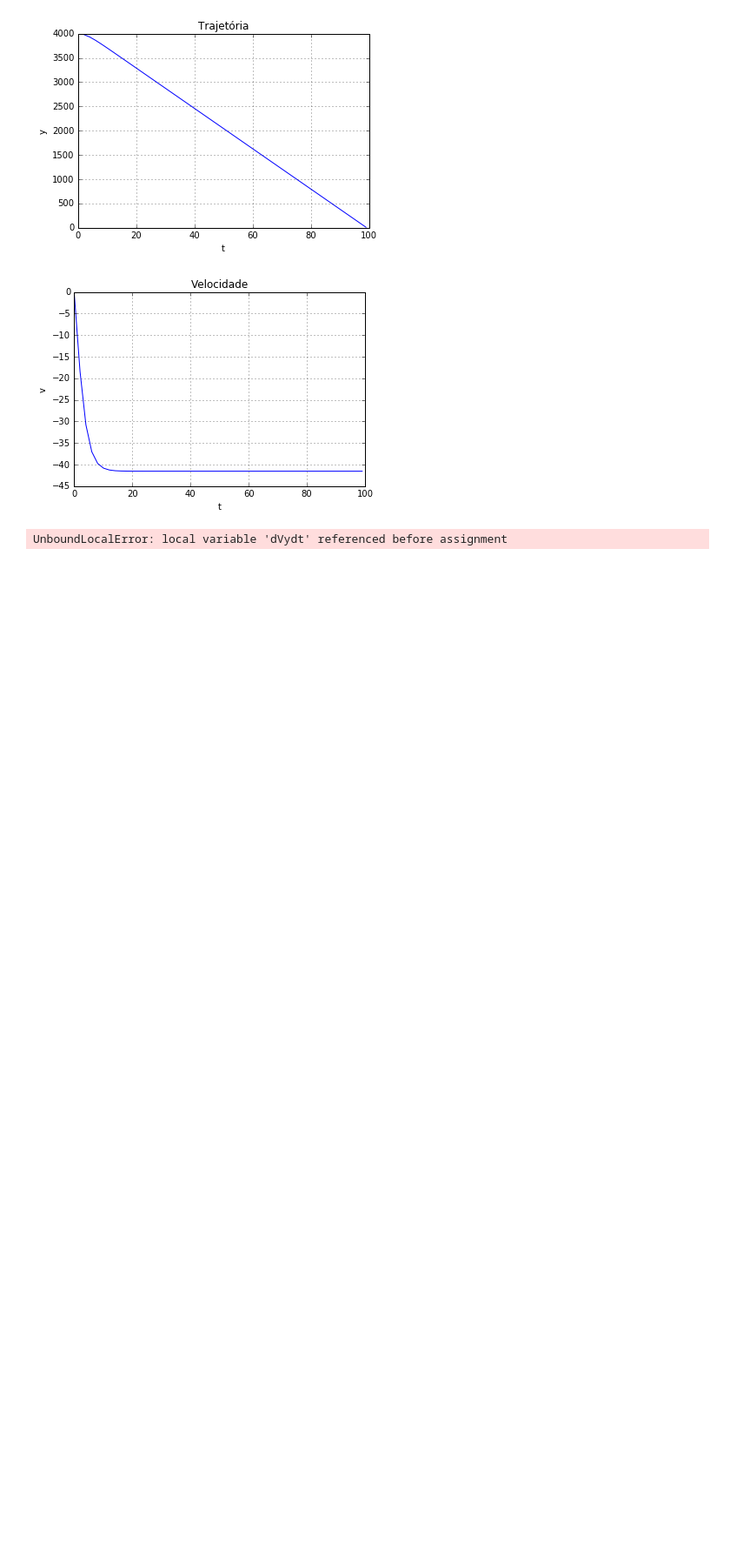
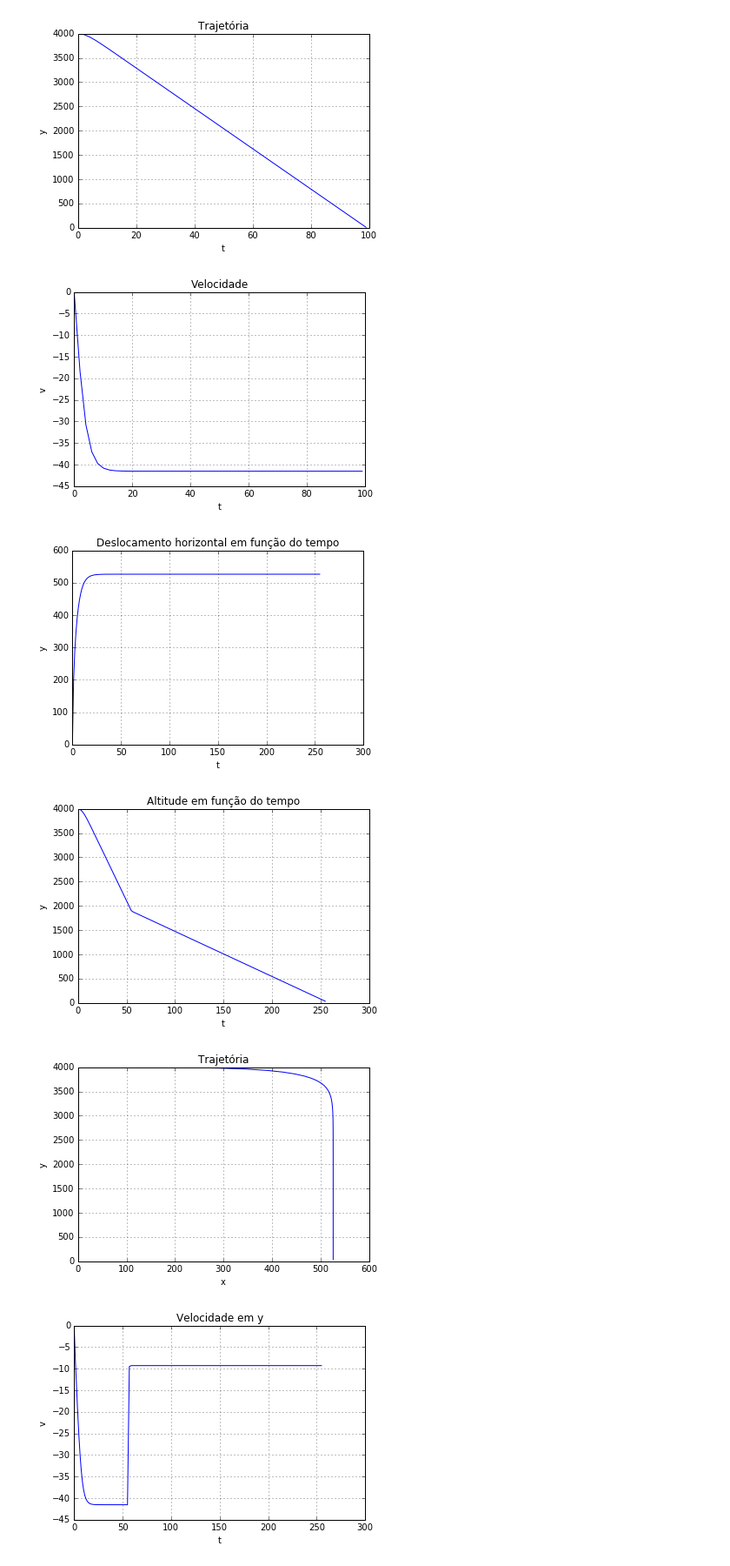
Before and after one commit to alcapriles/parachute-simulation, a Jupyter notebook: Projeto 3.ipynb, the cells around one changed output. Shown at 87% size. Drawn from its saved outputs; the diff is of its cells as text; code cells hidden in the pictures; blank space fills up the shorter version.

```diff
--- a/Projeto 3.ipynb
+++ b/Projeto 3.ipynb
@@ -45,6 +38,5 @@ def modelo_adiabatico_temperatura_pressao_atmosfera():
 # %%
-'''
-def forca_de_resistencia_do_ar(Vetor_velocidade, drag):
+def forca_de_resistencia_do_ar(Vetor_velocidade, k):
     V_x = Vetor_velocidade[0]
     V_y = Vetor_velocidade[1]
     V = [V_x, V_y] #vetor velocidade resultante
@@ -52,95 +44,88 @@ def forca_de_resistencia_do_ar(Vetor_velocidade, drag):
     v = linalg.norm(V) #magnitude de V
     v_versor = V/v
 
-    F = multiply(-drag*(v**2), v_versor)
+    F = multiply(-k*(v**2), v_versor)
     return F
-'''
 
 #massa da pessoa em kg (70 kg) mais a massa do paraquedas em kg (18 kg)
 m = 88
 #peso da pessoa em N:
 P = 88*9.8
 
-def func(A, t): #A = [x, y, Vx, Vy, press, temp, dens]
+def func(A, t): #A = [x, y, Vx, Vy]
 
-    V_x = A[0]
-    V_y = A[1]
-    V = [V_x, V_y] #vetor velocidade resultante
-    v = linalg.norm(V) #magnitude de V
-    v_versor = V/v
-    F = multiply(-drag*(v**2), v_versor)
+    F = forca_de_resistencia_do_ar([A[2], A[3]], 0.5)
 
     dxdt = A[2]
     dydt = A[3]
     dVxdt = F[0] / m
     dVydt = (F[1] - P) / m
 
-    dpressdt = - (P * 28.96 * 9.8 * dVydt * math.e**((-28.96 * 9.8*dydt)/(dtempdt*0.082)))/ (0.082*dtempdt)
-    dtempdt = ((28.96 * 9.8)/1.01) * dVydt
-    ddensdt = (dpressdt * 28.96) / (0.082 * dtempdt)
-    drag = 0.5 * ddensdt * 1.05 * 1.5
+    return [dxdt, dydt, dVxdt, dVydt]
 
-    return [dxdt, dydt, dVxdt, dVydt, dpressdt, dtempdt, ddensdt]
+def func_paraquedas_abre(A, t): #A = [x, y, Vx, Vy]
 
-def func_paraquedas_abre(A, t): #A = [x, y, Vx, Vy, press, temp, dens]
-
-    V_x = A[0]
-    V_y = A[1]
-    V = [V_x, V_y] #vetor velocidade resultante
-    v = linalg.norm(V) #magnitude de V
-    v_versor = V/v
-    F = multiply(-drag*(v**2), v_versor)
+    F = forca_de_resistencia_do_ar([A[2], A[3]], 10)
 
     dxdt = A[2]
     dydt = A[3]
     dVxdt = F[0] / m
     dVydt = (F[1] - P) / m
 
-    dpressdt = - (P * 28.96 * 9.8 * dVydt * math.e**((-28.96 * 9.8*dydt)/(dtempdt*0.082)))/ (0.082*dtempdt)
-    dtempdt = ((28.96 * 9.8)/1.01) * dVydt
-    ddensdt = (dpressdt * 28.96) / (0.082 * dtempdt)
-    drag = 0.5 * ddensdt * 10 * 1.5
-
-    return [dxdt, dydt, dVxdt, dVydt, dpressdt, dtempdt, ddensdt]
+    return [dxdt, dydt, dVxdt, dVydt]
 
 #Condicões iniciais
 #A = [x, y, Vx, Vy]
 #x0 = 0
 #y0 = 4000 #metros -- altitude
 #Vx0 = 540 #metros por segundo
 #Vy0 = 0
 
-A0 = [0,4000,300,0,50, 63800, 273, 0.5]
+A0 = [0,4000,300,0]
 T = linspace(0,55,46)
-T2 = linspace(45,250,107)
+T2 = linspace(55,255,107)
 M = odeint(func, A0, T, mxstep=500000000)
 l1 = M[-1,0]
 l2 = M[-1,1]
 l3 = M[-1,2]
 l4 = M[-1,3]
-l5 = M[-1,4]
-l6 = M[-1,5]
-l7 = M[-1,6]
-A1 = [l1, l2, l3, l4, l5, l6, l7]
+A1 = [l1, l2, l3, l4]
 M2 = odeint(func_paraquedas_abre, A1, T2, mxstep=500000000)
 T_final = concatenate((T, T2), axis=0)
 M3 = concatenate((M, M2), axis = 0)
+
+plt.plot(T_final, M3[:,0])
+plt.xlabel('t')
+plt.ylabel('y')
+plt.title('Deslocamento horizontal em função do tempo')
+plt.grid()
+plt.show()
+
+plt.plot(T_final, M3[:,1])
+plt.xlabel('t')
+plt.ylabel('y')
+plt.title('Altitude em função do tempo')
+plt.grid()
+plt.show()
 
 plt.plot(M3[:,0], M3[:,1])
 plt.xlabel('x')
 plt.ylabel('y')
 plt.title('Trajetória')
 plt.grid()
 plt.show()
 
 plt.plot(T_final, M3[:,3])
 plt.xlabel('t')
 plt.ylabel('v')
 plt.title('Velocidade em y')
 plt.grid()
 plt.show()
 # %% [output]
-UnboundLocalError: local variable 'dVydt' referenced before assignment
+[figure, added]
+[figure, added]
+[figure, added]
+[figure, added]
 # %%
 #slicing do numpy: dois pontos significa todas as linhas ou colunas
 #exemplo: M[:,0] -- todas as linhas da coluna zero
```
Also changed, not shown: parts of 1 cell of this notebook.
